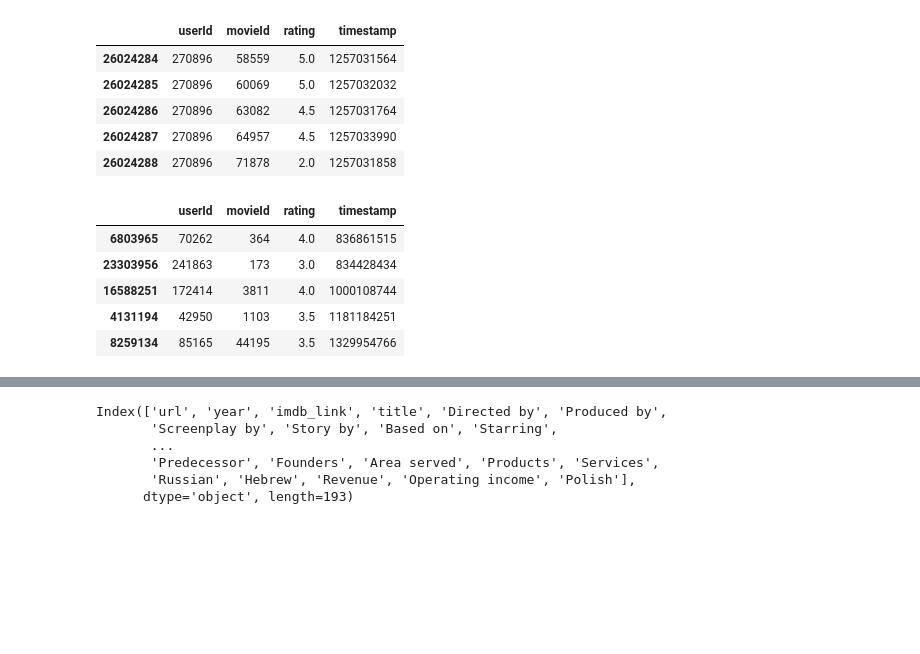
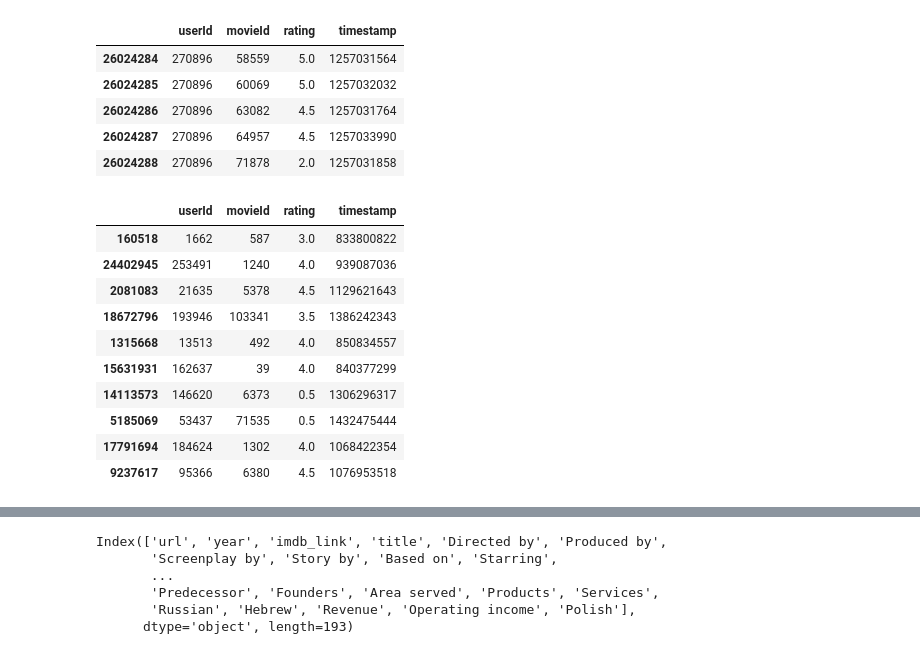
Before and after one commit to SoumyaAbraham/Movies--ETL, a Jupyter notebook: Movies_ETL.ipynb, the cells around one changed output, grey strips where cells are left out. Cells and saved outputs as stored; diff of their text form; code cells hidden in the pictures; blank space fills up the shorter version.

```diff
--- a/Movies_ETL.ipynb
+++ b/Movies_ETL.ipynb
@@ -81,8 +80,10 @@ wiki_movies_raw[2700:2705]
   'Budget': '$10 million',
   'Box office': '$2.5 million'}]
 # %%
-kaggle_metadata=pd.read_csv(f'{file_dir}movies_metadata.csv', low_memory=False)
-ratings=pd.read_csv(f'{file_dir}ratings.csv')
+# Extract Kaggle Data:
+
+kaggle_metadata = pd.read_csv(f'{file_dir}/movies_metadata.csv', low_memory=False)
+ratings = pd.read_csv(f'{file_dir}/ratings.csv')
 # %%
 kaggle_metadata.head()
 # %% [output]
@@ -132,12 +133,17 @@ ratings.tail()
 | 26024287 | 270896 | 64957 | 4.5 | 1257033990 |
 | 26024288 | 270896 | 71878 | 2.0 | 1257031858 |
 # %%
-ratings.sample(5)
+ratings.sample(10)
 # %% [output]
 |  | userId | movieId | rating | timestamp |
-| 6803965 | 70262 | 364 | 4.0 | 836861515 |
-| 23303956 | 241863 | 173 | 3.0 | 834428434 |
-| 16588251 | 172414 | 3811 | 4.0 | 1000108744 |
-| 4131194 | 42950 | 1103 | 3.5 | 1181184251 |
-| 8259134 | 85165 | 44195 | 3.5 | 1329954766 |
+| 160518 | 1662 | 587 | 3.0 | 833800822 |
+| 24402945 | 253491 | 1240 | 4.0 | 939087036 |
+| 2081083 | 21635 | 5378 | 4.5 | 1129621643 |
+| 18672796 | 193946 | 103341 | 3.5 | 1386242343 |
+| 1315668 | 13513 | 492 | 4.0 | 850834557 |
+| 15631931 | 162637 | 39 | 4.0 | 840377299 |
+| 14113573 | 146620 | 6373 | 0.5 | 1306296317 |
+| 5185069 | 53437 | 71535 | 0.5 | 1432475444 |
+| 17791694 | 184624 | 1302 | 4.0 | 1068422354 |
+| 9237617 | 95366 | 6380 | 4.5 | 1076953518 |
 # %%
```
Also changed, not shown: parts of 119 cells of this notebook.
